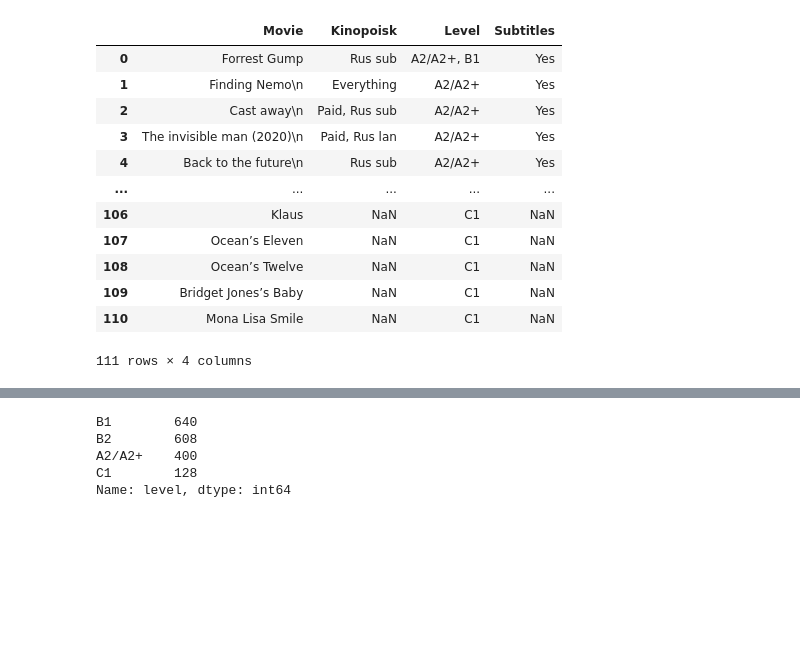
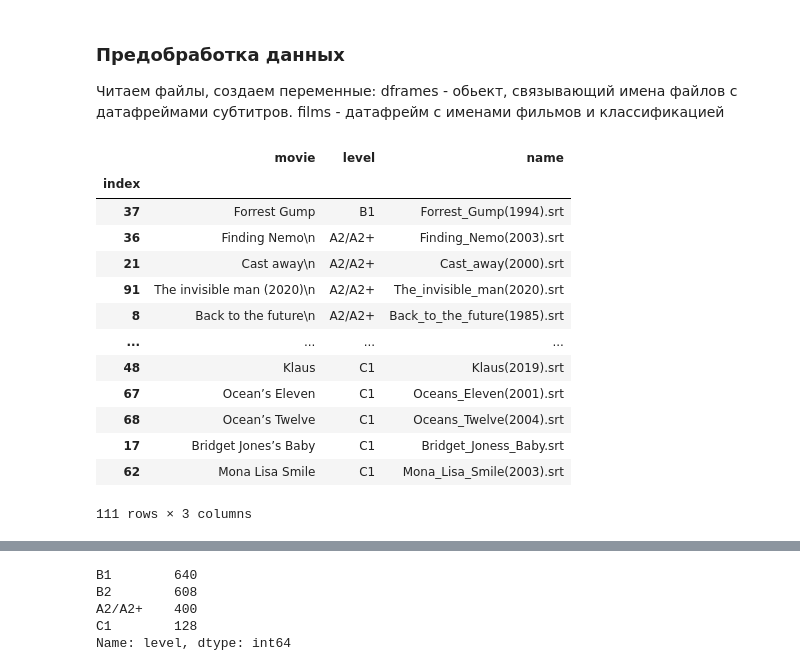
Before and after one commit to kirillva/workshop02, a Jupyter notebook: subtitles.ipynb, the cells around one changed output, grey strips where cells are left out. Drawn from its saved outputs; the diff is of its cells as text; code cells hidden in the pictures; blank space fills up the shorter version.

```diff
--- a/subtitles.ipynb
+++ b/subtitles.ipynb
@@ -53,12 +54,21 @@ def clean_subs(subs):
     return txt
+# %% [markdown]
+### Предобработка данных
+
+Читаем файлы, создаем переменные:
+dframes - обьект, связывающий имена файлов с датафреймами субтитров.
+films - датафрейм с именами фильмов и классификацией
 # %%
 dframes = {}
+files = glob.glob(f'{DATA_PATH}/Subtitles_all/*.srt')
 
 for filename in files:
     try:
         with open(filename) as f:
+            #удаляем все что не ascii символы
             subtitle_generator = srt.parse(f.read().encode('ascii', 'ignore').decode())
-            df = pd.DataFrame(list([[item.start, item.end, item.content] for item in subtitle_generator]), columns=['start','end','content'])
+            #удаляем первый и последний субтитр (обычно это реклама)
+            df = pd.DataFrame(list([[item.start, item.end, item.content] for item in subtitle_generator][1:-1]), columns=['start','end','content'])
             df['content'] = df['content'].apply(clean_subs)
             df['content'] = df['content'].str.strip().replace('', np.nan).str.lower()
             df.dropna(subset=['content'], inplace=True)
@@ -68,3 +78,9 @@ for filename in files:
 
     except srt.SRTParseError as e:
         print(filename, e)
+
+films = pd.DataFrame([n for n in dframes], columns=['name'])
+films['year'] = films['name'].str.extract(YEAR_SRT, flags=0)
+films['parsed_name'] = films.apply(lambda x: x['name'].replace(str(x['year']), '').replace('_', ' ').replace('.srt', ''), axis=1)
+
+labels = pd.read_csv(f'{DATA_PATH}/labels_all.csv')
@@ -78,24 +87,38 @@ names_df['parsed_name'] = names_df.apply(lambda x: x['name'].replace(str(x['year
-# %%
-labels = pd.read_csv('English_level/data_all/labels_all.csv')
-display(labels)
-# %% [output]
-|  | Movie | Kinopoisk | Level | Subtitles |
-| 0 | Forrest Gump | Rus sub | A2/A2+, B1 | Yes |
-| 1 | Finding Nemo\n | Everything | A2/A2+ | Yes |
-| 2 | Cast away\n | Paid, Rus sub | A2/A2+ | Yes |
-| 3 | The invisible man (2020)\n | Paid, Rus lan | A2/A2+ | Yes |
-| 4 | Back to the future\n | Rus sub | A2/A2+ | Yes |
-| ... | ... | ... | ... | ... |
-| 106 | Klaus | NaN | C1 | NaN |
-| 107 | Ocean’s Eleven | NaN | C1 | NaN |
-| 108 | Ocean’s Twelve | NaN | C1 | NaN |
-| 109 | Bridget Jones’s Baby | NaN | C1 | NaN |
-| 110 | Mona Lisa Smile | NaN | C1 | NaN |
-111 rows × 4 columns
 # %%
 for index in labels.index:
     item = labels.loc[index, 'Movie']
-    found = process.extractOne(item, names_df['parsed_name'])
+    found = process.extractOne(item, films['parsed_name'])
     labels.loc[index, ['found', 'probability', 'index']] = found
 
 labels['index'] = labels['index'].astype(int)
+films = labels.set_index('index').join(films)
+
+def getClass(title):
+    if title.find('C1') >= 0:
+        return 'C1'
+    if title.find('B2') >= 0:
+        return 'B2'
+    if title.find('B1') >= 0:
+        return 'B1'
+    if title.find('A2+') >= 0:
+        return 'A2/A2+'
+
+films['Level'] = films['Level'].apply(getClass)
+films = films[['Movie', 'Level', 'name']]
+films.columns = ['movie', 'level', 'name']
+display(films)
+# %% [output]
+|  | movie | level | name |
+| index |  |  |  |
+| 37 | Forrest Gump | B1 | Forrest_Gump(1994).srt |
+| 36 | Finding Nemo\n | A2/A2+ | Finding_Nemo(2003).srt |
+| 21 | Cast away\n | A2/A2+ | Cast_away(2000).srt |
+| 91 | The invisible man (2020)\n | A2/A2+ | The_invisible_man(2020).srt |
+| 8 | Back to the future\n | A2/A2+ | Back_to_the_future(1985).srt |
+| ... | ... | ... | ... |
+| 48 | Klaus | C1 | Klaus(2019).srt |
+| 67 | Ocean’s Eleven | C1 | Oceans_Eleven(2001).srt |
+| 68 | Ocean’s Twelve | C1 | Oceans_Twelve(2004).srt |
+| 17 | Bridget Jones’s Baby | C1 | Bridget_Joness_Baby.srt |
+| 62 | Mona Lisa Smile | C1 | Mona_Lisa_Smile(2003).srt |
+111 rows × 3 columns
```
Also changed, not shown: parts of 20 cells of this notebook.
